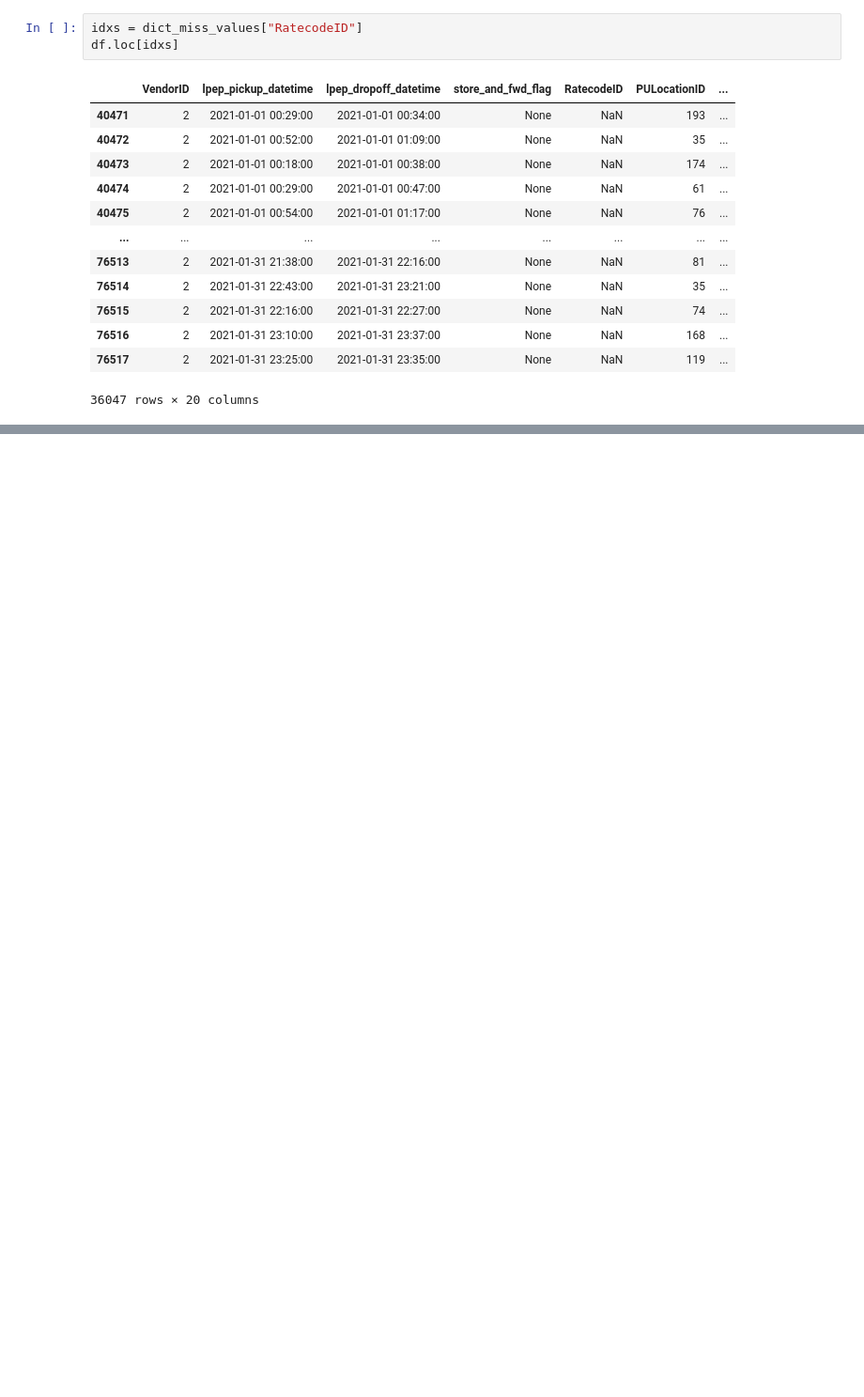
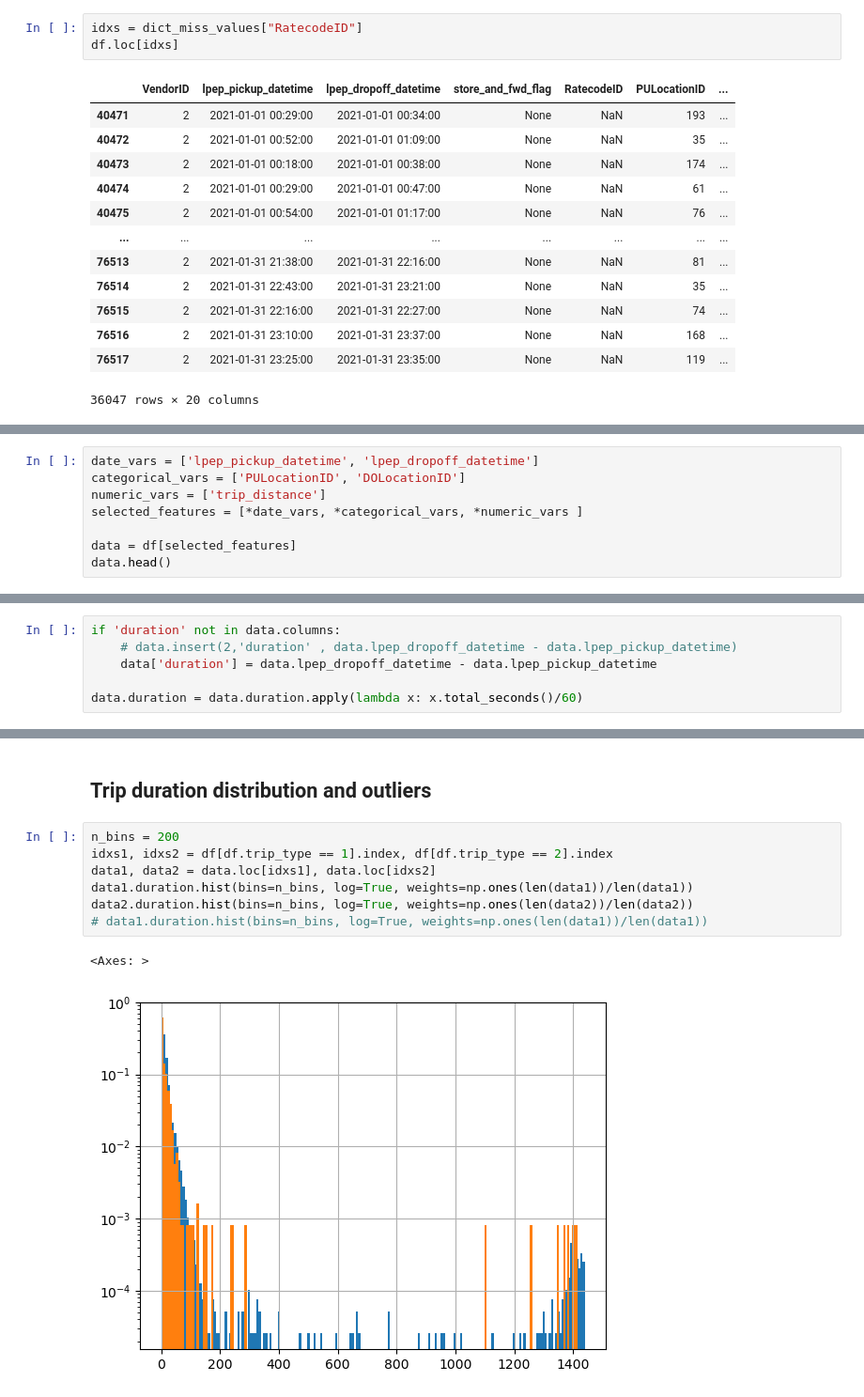
Before and after one commit to scapponi21/NYTraffic, a Jupyter notebook: Traffic.ipynb, the cells around one changed output, grey strips where cells are left out. Shown at 94% size. Cells and saved outputs as stored; diff of their text form; blank space fills up the shorter version.

```diff
--- a/Traffic.ipynb
+++ b/Traffic.ipynb
@@ -63,0 +130,8 @@ df.loc[idxs]
+# %%
+date_vars = ['lpep_pickup_datetime', 'lpep_dropoff_datetime']
+categorical_vars = ['PULocationID', 'DOLocationID']
+numeric_vars = ['trip_distance']
+selected_features = [*date_vars, *categorical_vars, *numeric_vars ]
+
+data = df[selected_features]
+data.head()
@@ -63,0 +145,6 @@ df.loc[idxs]
+# %%
+if 'duration' not in data.columns:
+    # data.insert(2,'duration' , data.lpep_dropoff_datetime - data.lpep_pickup_datetime)
+    data['duration'] = data.lpep_dropoff_datetime - data.lpep_pickup_datetime
+
+data.duration = data.duration.apply(lambda x: x.total_seconds()/60)
@@ -63,0 +171,12 @@ df.loc[idxs]
+# %% [markdown]
+## Trip duration distribution and outliers
+# %%
+n_bins = 200
+idxs1, idxs2 = df[df.trip_type == 1].index, df[df.trip_type == 2].index
+data1, data2 = data.loc[idxs1], data.loc[idxs2]
+data1.duration.hist(bins=n_bins, log=True, weights=np.ones(len(data1))/len(data1))
+data2.duration.hist(bins=n_bins, log=True, weights=np.ones(len(data2))/len(data2))
+# data1.duration.hist(bins=n_bins, log=True, weights=np.ones(len(data1))/len(data1))
+# %% [output]
+<Axes: >
+[figure, added]
```
Also changed, not shown: parts of 25 cells of this notebook.
